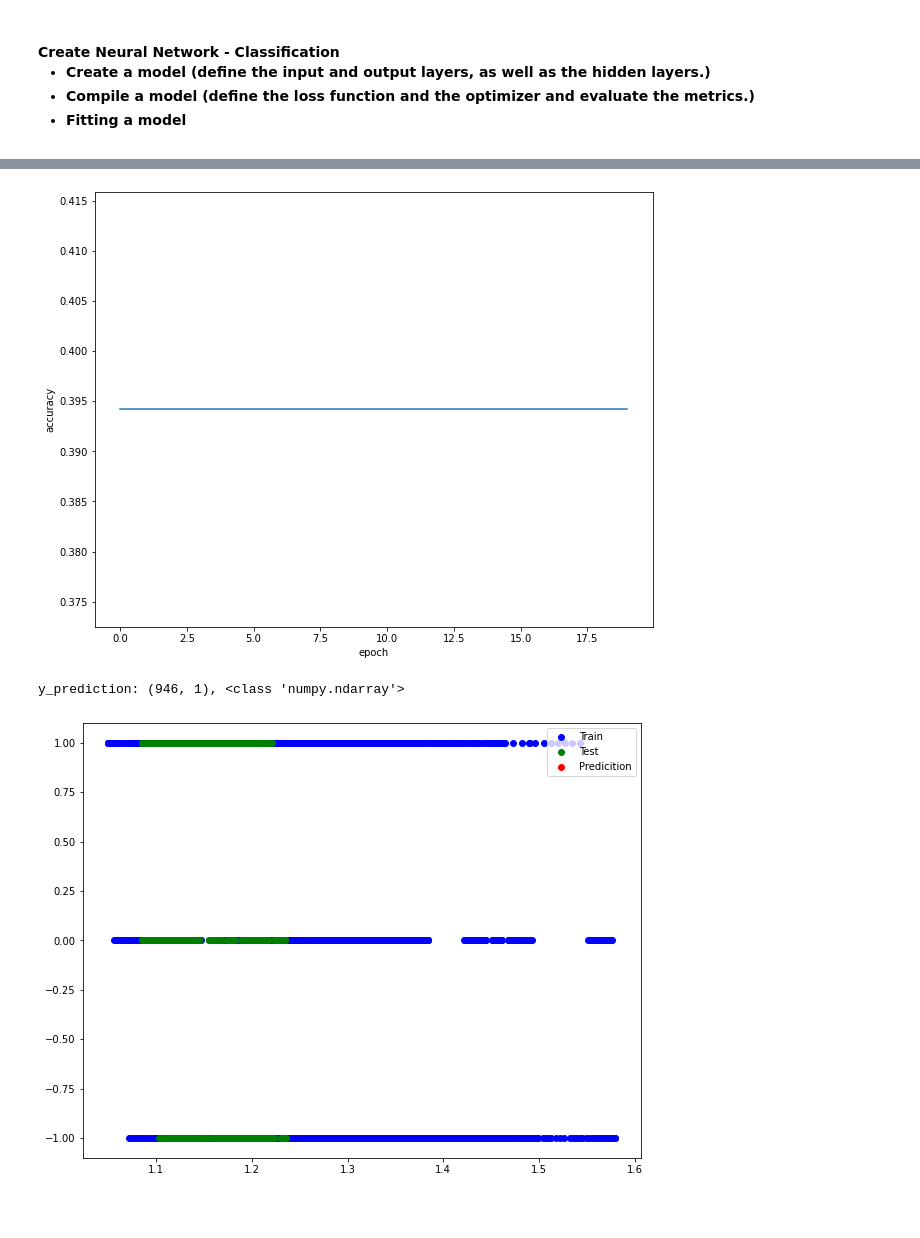
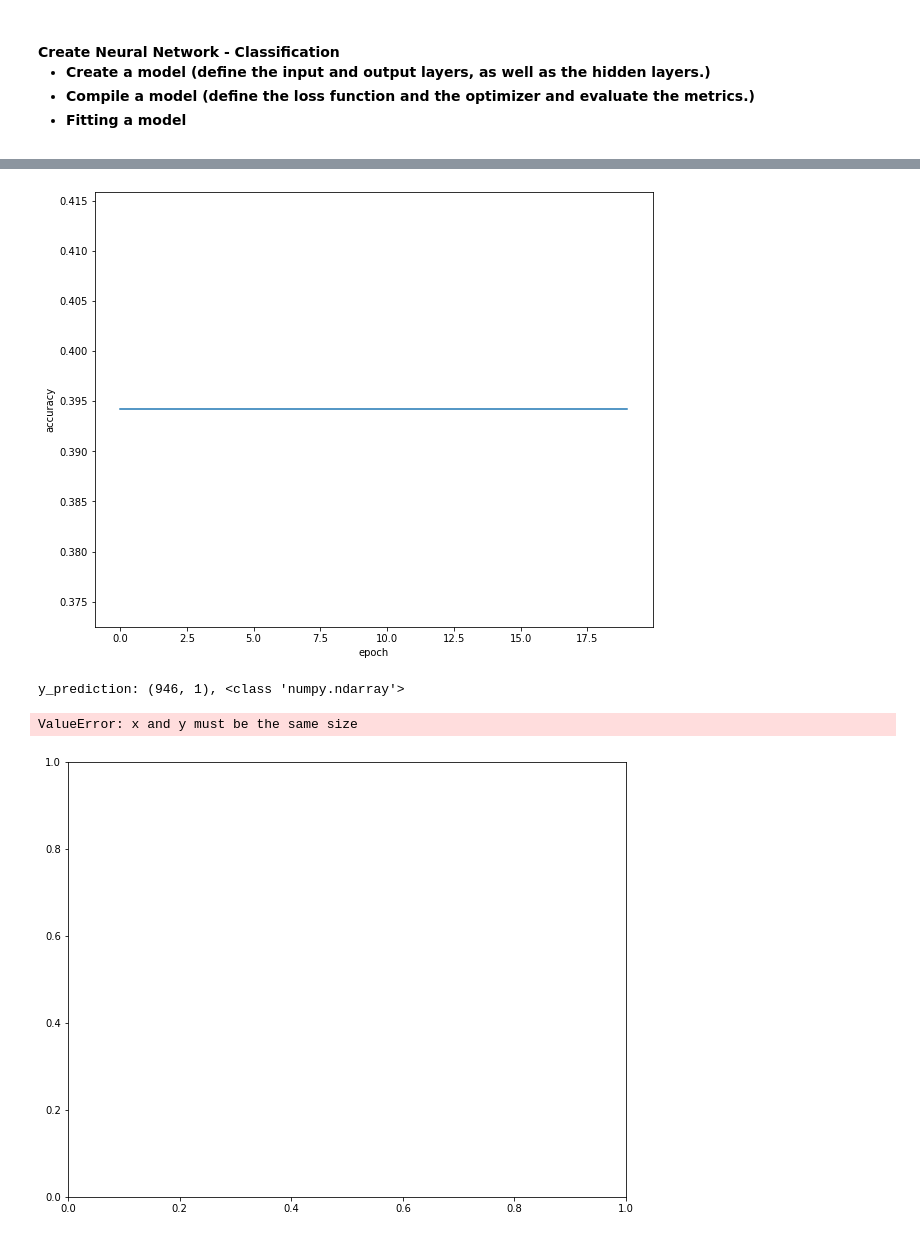
Before and after one commit to felipedds/python, a Jupyter notebook: projects/deeplearning/tensorflow-developer-certification/neural-network-classification.ipynb, the cells around one changed output, grey strips where cells are left out. Cells and saved outputs as stored; diff of their text form; code cells hidden in the pictures; blank space fills up the shorter version.

```diff
--- a/projects/deeplearning/tensorflow-developer-certification/neural-network-classification.ipynb
+++ b/projects/deeplearning/tensorflow-developer-certification/neural-network-classification.ipynb
@@ -140,14 +140,13 @@ Data columns (total 10 columns):
 </ul>
 # %%
 # Create a feature
-#x = tf.constant(dataset.loc[:, ~dataset.columns.isin(['close']])], dtype=tf.float32)
-x = np.array(dataset.loc[:, dataset.columns.isin(['ema_8'])])
+x = tf.constant(dataset.loc[:, ~dataset.columns.isin(['date', 'position'])], dtype=tf.float16)
 print(x.shape, '\n')
 print(type(x), len(x))
 #print(x, '\n')
 
 # Create a label
-y = np.array(dataset['position'])
+y = tf.constant(dataset.loc[:, dataset.columns.isin(['position'])], dtype=tf.float16)
 print(y.shape, '\n')
 print(type(y), len(y))
 print(y, '\n')
@@ -186,21 +185,21 @@ plt.ylabel('accuracy')
 plt.xlabel('epoch')
 plt.show()
 
-# Predict using model and last parameters ('close' to discover 'position')
-#y_prediction = model.predict([[dataset['close'][-1]]])
-#print(y_prediction, '\n')
-
 # Predict using model and x_test
 y_prediction = model.predict(x_test)
-print(f'y_prediction: {y_prediction.shape}, {type(y_prediction)}', '\n')
+print(f'Y Prediction Model: {y_prediction}, {type(y_prediction)} \n')
 #print(f'y_prediction: {y_prediction}')
 
+# Predict using model and last parameters ('close' to discover 'position')
+#y_prediction_personal = model.predict([[dataset['close'][-1]]])
+#print(f'Y Prediction Parameter Personal: {y_prediction_personal} \n')
+
 # Predict using model ('close', 'position' to discover 'daily_return_1')
-def plot_prediction(train_data=x_train, train_label=y_train, test_data=x_test, test_label=y_test, y_prediction=y_prediction):
-    plt.figure(figsize=(10, 8))
-    plt.scatter(train_data, train_label, c='b', label='Train')
-    plt.scatter(test_data, test_label, c='g', label='Test')
-    plt.scatter(test_data, y_prediction, c='r', label='Predicition')
+def plot_prediction(x_train=x_train, y_train=y_train, x_test=x_test, y_test=y_test, y_prediction=y_prediction):
+    plt.figure(figsize=(10, 5))
+    plt.scatter(x_train, y_train, c='b', label='Train')
+    plt.scatter(x_test, y_test, c='g', label='Test')
+    plt.scatter(x_test, y_prediction, c='r', label='Predicition')
     plt.legend()
     plt.show()
 plot_prediction()
@@ -225,7 +224,8 @@ x_test: (946, 1), y_test:(946,), <class 'tensorflow.python.framework.ops.EagerTe
 Epoch 20/20
 119/119 [==============================] - 0s 1ms/step - loss: nan - accuracy: 0.3942
 <keras.engine.sequential.Sequential object at 0x...>
 [figure]
 [figure]
 y_prediction: (946, 1), <class 'numpy.ndarray'>
+ValueError: x and y must be the same size
-[figure, old version]
+[figure, new version]
```
Also changed, not shown: parts of 2 cells of this notebook, 3 other files.
